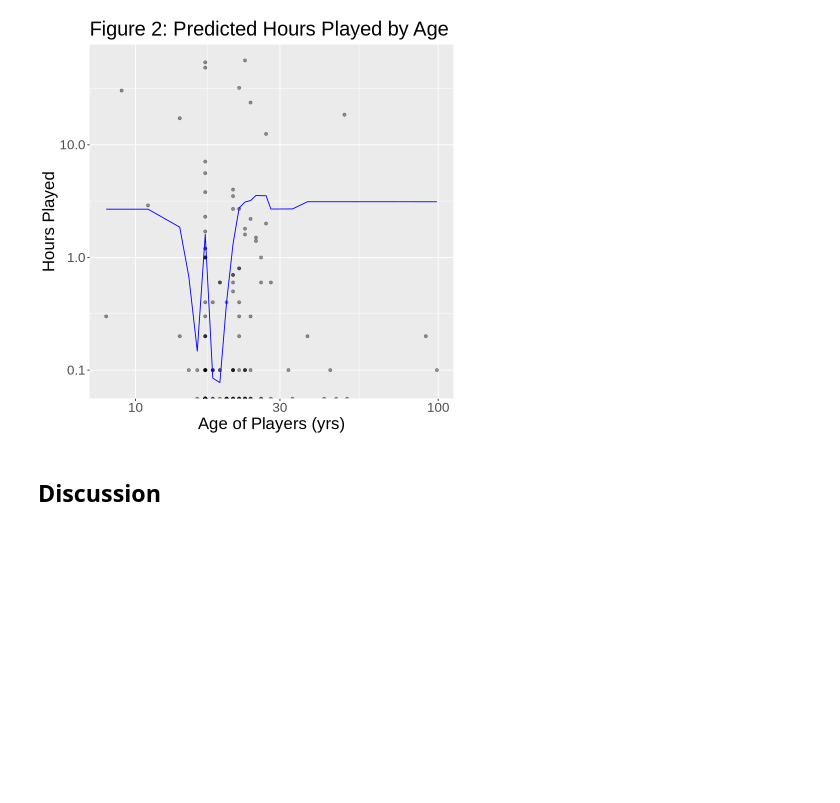
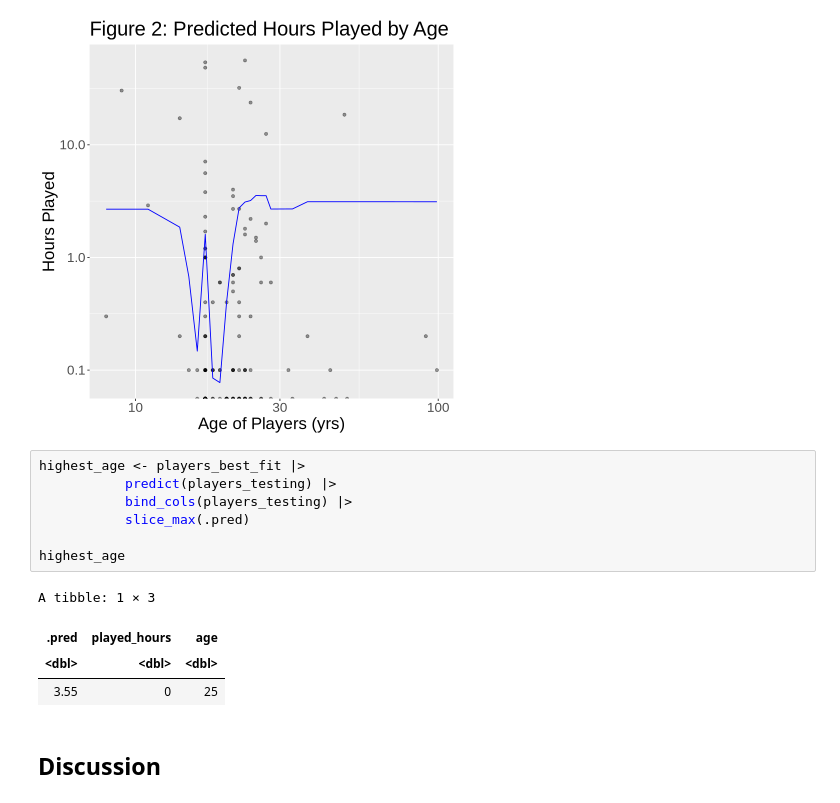
Before and after one commit to alicezh12/Project-Final-Report, a Jupyter notebook: final_project.ipynb, the cells around one changed output. Drawn from its saved outputs; the diff is of its cells as text; blank space fills up the shorter version.

Commit message:
added highest

```diff
--- a/final_project.ipynb
+++ b/final_project.ipynb
@@ -334,6 +337,18 @@ age_plot
 Warning message in scale_y_log10():
 “log-10 transformation introduced infinite values.”
 [figure]
+# %%
+highest_age <- players_best_fit |>
+           predict(players_testing) |>
+           bind_cols(players_testing) |>
+           slice_max(.pred)
+
+highest_age
+# %% [output]
+A tibble: 1 × 3
+| .pred | played_hours | age |
+| <dbl> | <dbl> | <dbl> |
+| 3.55 | 0 | 25 |
 # %% [markdown]
 ## Discussion
 # %%
```
Also changed, not shown: parts of 2 cells of this notebook.
